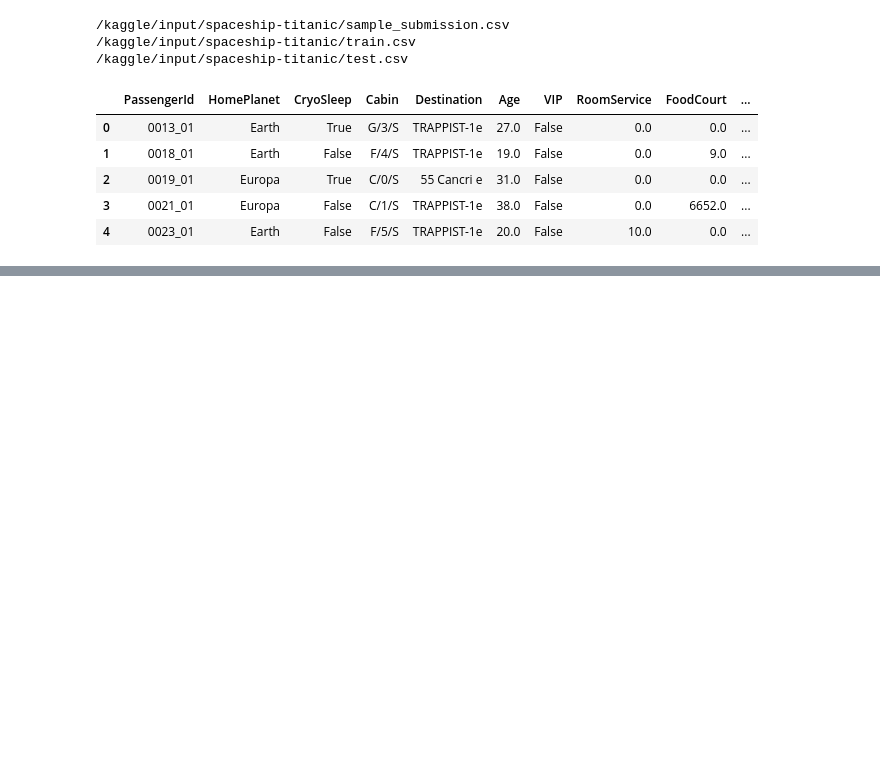
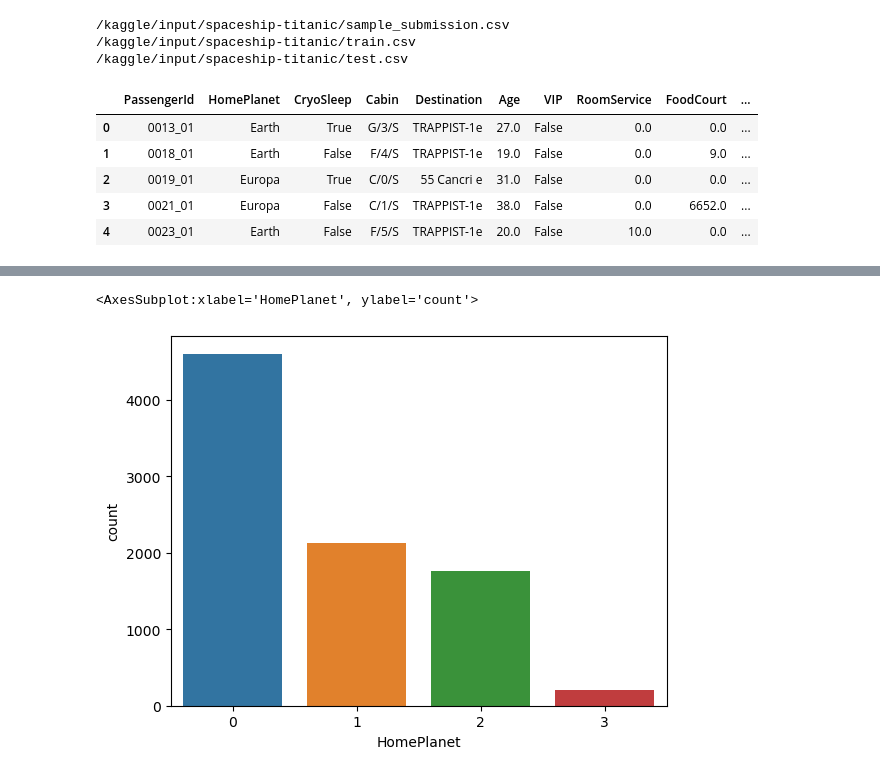
Before and after one commit to r-sanjiv/Spaceship_Titanic, a Jupyter notebook: sample-submission-csv.ipynb, the cells around one changed output, grey strips where cells are left out. Saved outputs shown, nothing was run; the diff lists cells and outputs as text; code cells hidden in the pictures; blank space fills up the shorter version.

```diff
--- a/sample-submission-csv.ipynb
+++ b/sample-submission-csv.ipynb
@@ -95,0 +216,5 @@ test_data['ShoppingMall'] = test_data['ShoppingMall'].fillna(New_ShoppingMall1)
+# %%
+sns.countplot(x = train_data.HomePlanet)
+# %% [output]
+<AxesSubplot:xlabel='HomePlanet', ylabel='count'>
+[figure, added]
```
Also changed, not shown: parts of 18 cells of this notebook.
